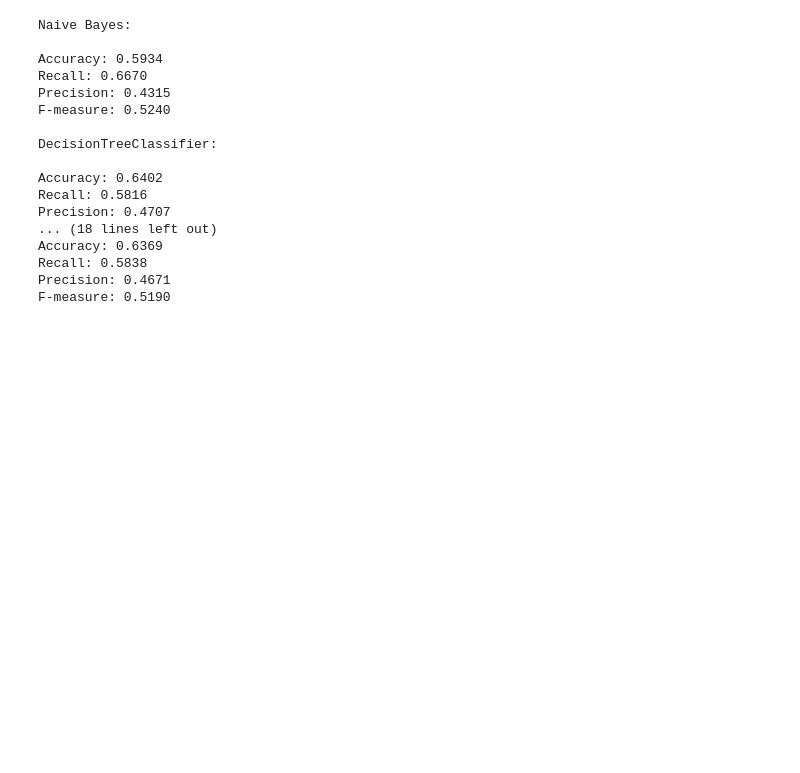
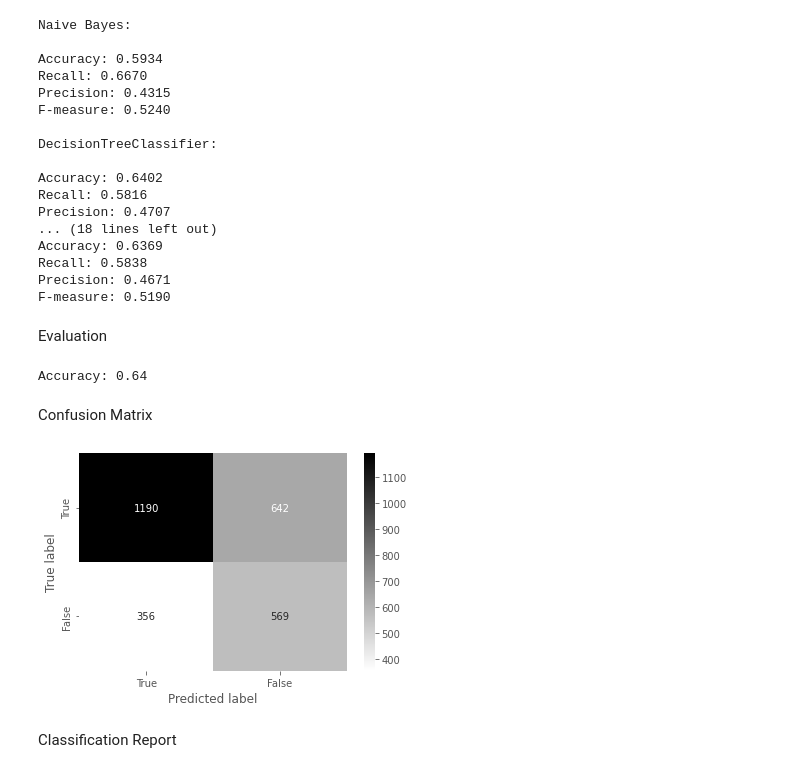
Before and after one commit to giadagabriele/COMPAS-Scores-Analysis, a Jupyter notebook: Proj/ModelingStep.ipynb, the cells around one changed output. Saved outputs shown, nothing was run; the diff lists cells and outputs as text; code cells hidden in the pictures; blank space fills up the shorter version.

```diff
--- a/Proj/ModelingStep.ipynb
+++ b/Proj/ModelingStep.ipynb
@@ -303,3 +303,5 @@ Accuracy: 0.6369
 Recall: 0.5838
 Precision: 0.4671
 F-measure: 0.5190
+# %% [markdown]
+Evaluation
@@ -305,0 +312,31 @@ F-measure: 0.5190
+# %%
+model = RandomForestClassifier(random_state=30)
+model.fit(X_train,y_train)
+predictions = model.predict(X_test)
+print(f'Accuracy: {accuracy_score(y_test, predictions):.2f}')
+# %% [output]
+Accuracy: 0.64
+# %%
+def make_confusion_matrix(cf, categories='auto', cbar=True, cmap='Blues', title=None):
+    group_counts = [f'{value}\n' for value in cf.flatten()]
+
+    box_labels = [f'{v1}'.strip() for v1 in group_counts]
+    box_labels = np.asarray(box_labels).reshape(cf.shape[0],cf.shape[1])
+
+    sn.heatmap(cf, annot=box_labels, fmt='', cmap=cmap, cbar=cbar, xticklabels=categories, yticklabels=categories)
+
+
+    plt.ylabel('True label')
+    plt.xlabel('Predicted label')
+
+    if title:
+        plt.title(title)
+# %% [markdown]
+Confusion Matrix
+# %%
+categories = ['True', 'False']
+make_confusion_matrix(confusion_matrix(y_test, predictions), categories=categories, cmap='binary')
+# %% [output]
+[figure, added]
+# %% [markdown]
+Classification Report
```
Also changed, not shown: parts of 5 cells of this notebook.
